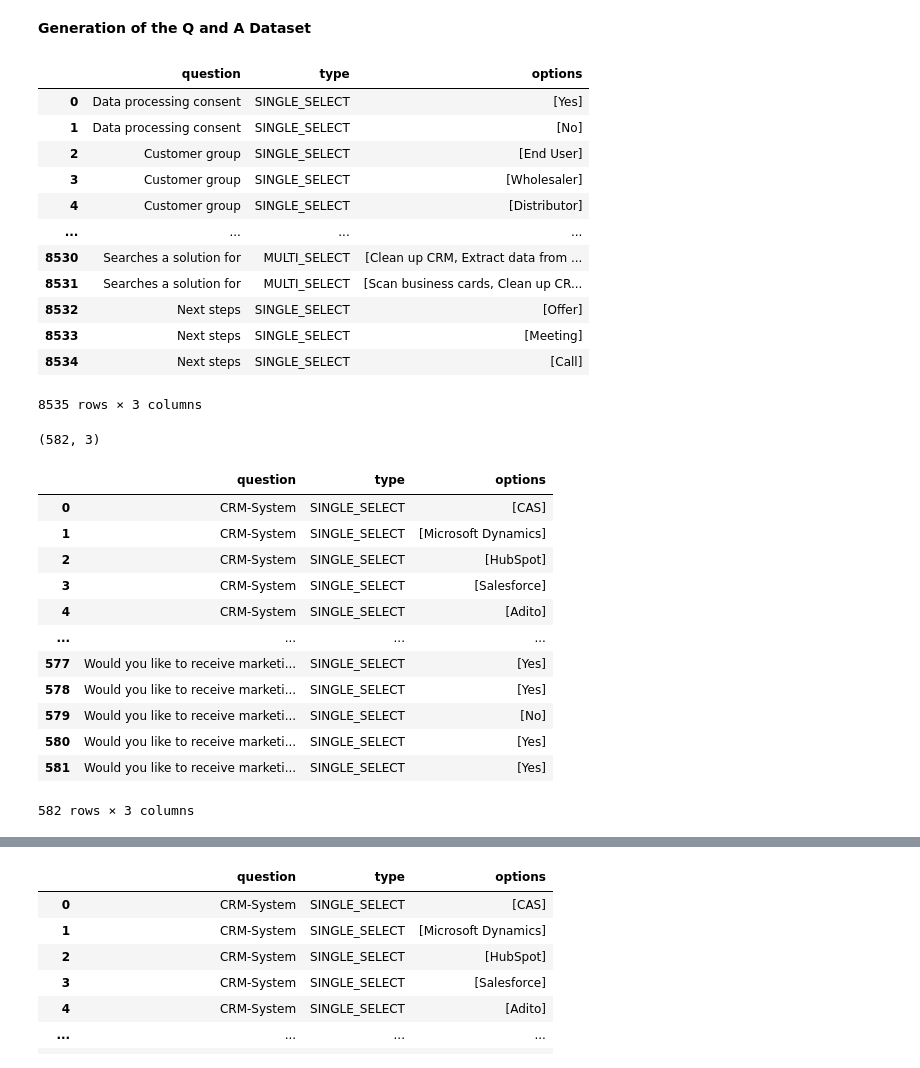
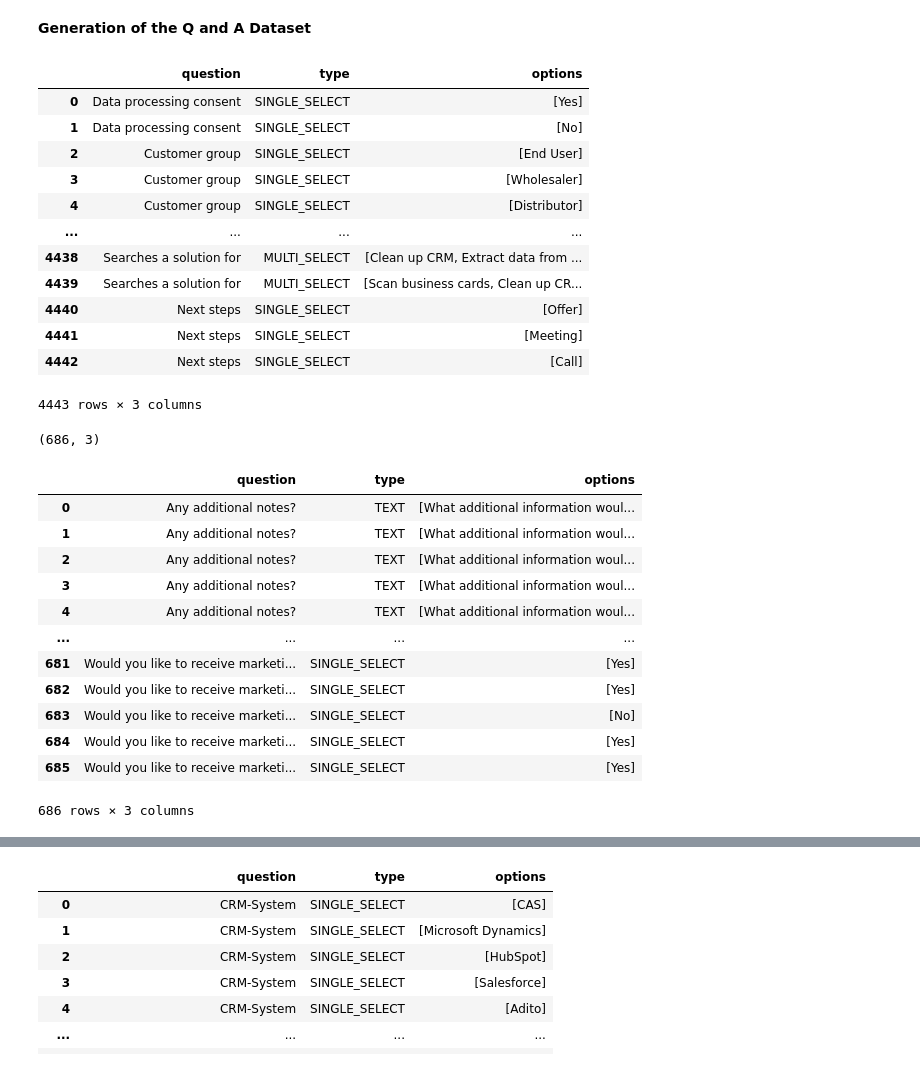
Before and after one commit to alexk2206/tds_capstone, a Jupyter notebook: QA_Dataset.ipynb, the cells around one changed output, grey strips where cells are left out. Drawn from its saved outputs; the diff is of its cells as text; code cells hidden in the pictures.

```diff
--- a/QA_Dataset.ipynb
+++ b/QA_Dataset.ipynb
@@ -5,26 +5,26 @@
 # %%
 import pandas as pd
 import random
 import json
 
-url ="https://raw.githubusercontent.com/alexk2206/tds_capstone/refs/heads/main/answer_combinations.json"
+url ="https://raw.githubusercontent.com/alexk2206/tds_capstone/refs/heads/main/datasets/answer_combinations.json"
 
 answer_combinations = pd.read_json(url)
 answer_combinations
 # %% [output]
 |  | question | type | options |
 | 0 | Data processing consent | SINGLE_SELECT | [Yes] |
 | 1 | Data processing consent | SINGLE_SELECT | [No] |
 | 2 | Customer group | SINGLE_SELECT | [End User] |
 | 3 | Customer group | SINGLE_SELECT | [Wholesaler] |
 | 4 | Customer group | SINGLE_SELECT | [Distributor] |
 | ... | ... | ... | ... |
-| 8530 | Searches a solution for | MULTI_SELECT | [Clean up CRM, Extract data from ... |
-| 8531 | Searches a solution for | MULTI_SELECT | [Scan business cards, Clean up CR... |
-| 8532 | Next steps | SINGLE_SELECT | [Offer] |
-| 8533 | Next steps | SINGLE_SELECT | [Meeting] |
-| 8534 | Next steps | SINGLE_SELECT | [Call] |
+| 4438 | Searches a solution for | MULTI_SELECT | [Clean up CRM, Extract data from ... |
+| 4439 | Searches a solution for | MULTI_SELECT | [Scan business cards, Clean up CR... |
+| 4440 | Next steps | SINGLE_SELECT | [Offer] |
+| 4441 | Next steps | SINGLE_SELECT | [Meeting] |
+| 4442 | Next steps | SINGLE_SELECT | [Call] |
-8535 rows × 3 columns
+4443 rows × 3 columns
 # %%
 #def limit_question_amount(df, column, max_amount, random_state):
 #  return df.groupby(column, group_keys=False).apply(lambda group: group.sample(n=min(len(group), max_amount), random_state = 1))
@@ -45,20 +45,20 @@ answer_combinations_limited = adjust_question_amount(answer_combinations, 'quest
 print(answer_combinations_limited.shape)
 answer_combinations_limited
 # %% [output]
-(582, 3)
+(686, 3)
 |  | question | type | options |
-| 0 | CRM-System | SINGLE_SELECT | [CAS] |
-| 1 | CRM-System | SINGLE_SELECT | [Microsoft Dynamics] |
-| 2 | CRM-System | SINGLE_SELECT | [HubSpot] |
-| 3 | CRM-System | SINGLE_SELECT | [Salesforce] |
-| 4 | CRM-System | SINGLE_SELECT | [Adito] |
+| 0 | Any additional notes? | TEXT | [What additional information woul... |
+| 1 | Any additional notes? | TEXT | [What additional information woul... |
+| 2 | Any additional notes? | TEXT | [What additional information woul... |
+| 3 | Any additional notes? | TEXT | [What additional information woul... |
+| 4 | Any additional notes? | TEXT | [What additional information woul... |
 | ... | ... | ... | ... |
-| 577 | Would you like to receive marketi... | SINGLE_SELECT | [Yes] |
-| 578 | Would you like to receive marketi... | SINGLE_SELECT | [Yes] |
-| 579 | Would you like to receive marketi... | SINGLE_SELECT | [No] |
-| 580 | Would you like to receive marketi... | SINGLE_SELECT | [Yes] |
-| 581 | Would you like to receive marketi... | SINGLE_SELECT | [Yes] |
+| 681 | Would you like to receive marketi... | SINGLE_SELECT | [Yes] |
+| 682 | Would you like to receive marketi... | SINGLE_SELECT | [Yes] |
+| 683 | Would you like to receive marketi... | SINGLE_SELECT | [No] |
+| 684 | Would you like to receive marketi... | SINGLE_SELECT | [Yes] |
+| 685 | Would you like to receive marketi... | SINGLE_SELECT | [Yes] |
-582 rows × 3 columns
+686 rows × 3 columns
 # %%
 import google.generativeai as genai
 from IPython.display import display, Markdown
```
Also changed, not shown: parts of 4 cells of this notebook.
